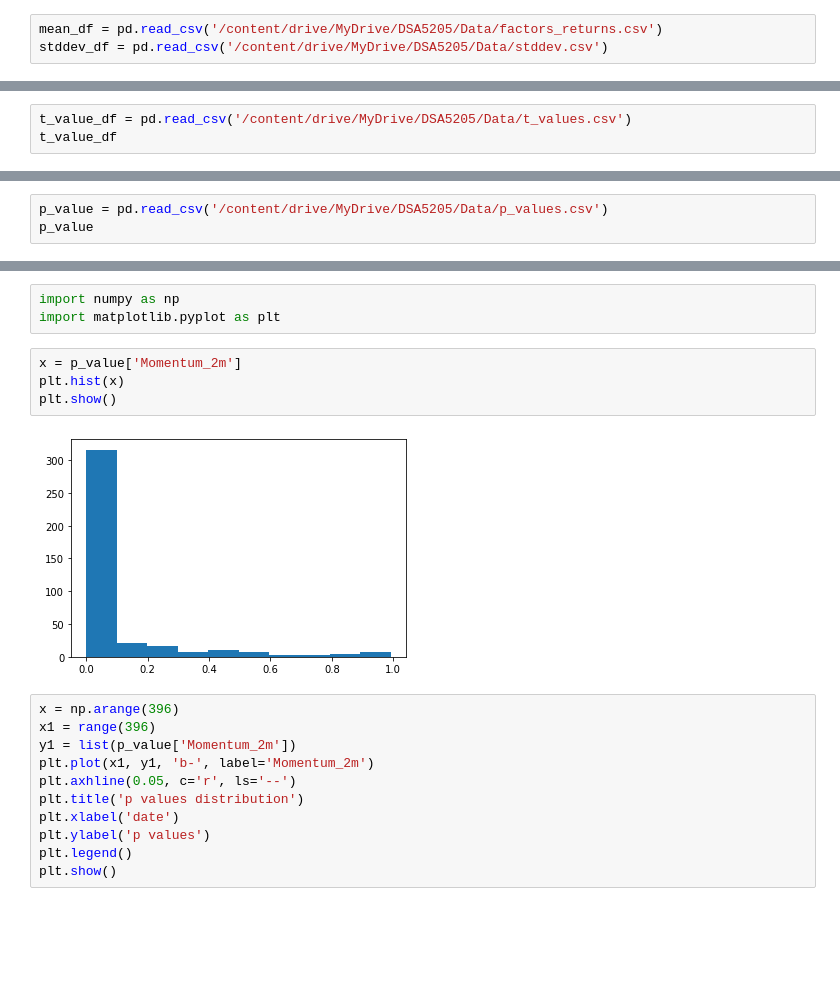
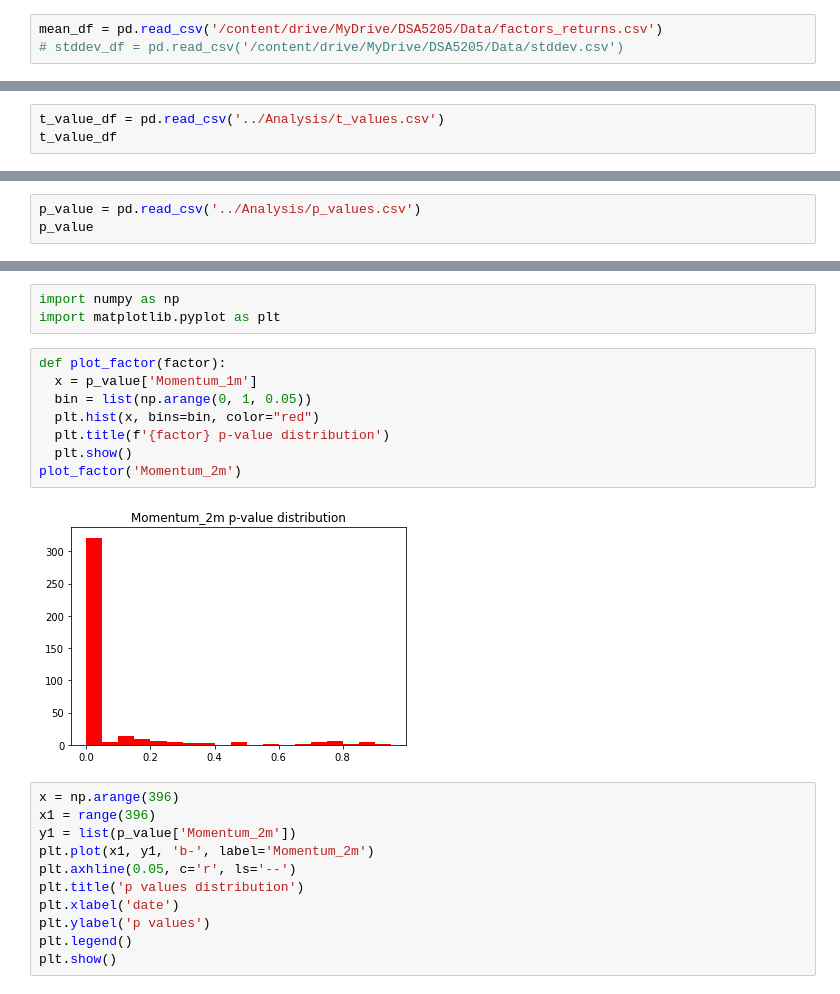
Before and after one commit to cathyw-3/DSA5205, a Jupyter notebook: model/t-test.ipynb, the cells around one changed output, grey strips where cells are left out. Cells and saved outputs as stored; diff of their text form; blank space fills up the shorter version.

```diff
--- a/model/t-test.ipynb
+++ b/model/t-test.ipynb
@@ -87,7 +83,7 @@ std_df.to_csv('/content/drive/MyDrive/DSA5205/Data/stddev.csv')
 # T-test
 # %%
 mean_df = pd.read_csv('/content/drive/MyDrive/DSA5205/Data/factors_returns.csv')
-stddev_df = pd.read_csv('/content/drive/MyDrive/DSA5205/Data/stddev.csv')
+# stddev_df = pd.read_csv('/content/drive/MyDrive/DSA5205/Data/stddev.csv')
 # %%
 raw_data = pd.read_csv('/content/drive/MyDrive/DSA5205/Data/Factors.csv')
 # %%
@@ -209,7 +205,7 @@ p value:  0.4614945298131619
 # %% [markdown]
 # T-test Analysis -> |t| > 2
 # %%
-t_value_df = pd.read_csv('/content/drive/MyDrive/DSA5205/Data/t_values.csv')
+t_value_df = pd.read_csv('../Analysis/t_values.csv')
 t_value_df
 # %% [output]
 |  | Date | Momentum_1m | Momentum_2m | Momentum_3m | Turnover_1m | Turnover_2m | Turnover_3m | Volatility_1m | ... |
@@ -295,7 +291,7 @@ greater_df.to_csv('/content/drive/MyDrive/DSA5205/Data/greater2.csv', index=Fals
 # %% [markdown]
 # T-test Analysis -> p value distribution
 # %%
-p_value = pd.read_csv('/content/drive/MyDrive/DSA5205/Data/p_values.csv')
+p_value = pd.read_csv('../Analysis/p_values.csv')
 p_value
 # %% [output]
 |  | Date | Momentum_1m | Momentum_2m | Momentum_3m | Turnover_1m | Turnover_2m | Turnover_3m | Volatility_1m | ... |
@@ -314,12 +310,16 @@ p_value
 # %%
 import numpy as np
 import matplotlib.pyplot as plt
-# %%
-x = p_value['Momentum_2m']
-plt.hist(x)
-plt.show()
-# %% [output]
-[figure, removed]
+# %%
+def plot_factor(factor):
+  x = p_value['Momentum_1m']
+  bin = list(np.arange(0, 1, 0.05))
+  plt.hist(x, bins=bin, color="red")
+  plt.title(f'{factor} p-value distribution')
+  plt.show()
+plot_factor('Momentum_2m')
+# %% [output]
+[figure, added]
 # %%
 x = np.arange(396)
 x1 = range(396)
```
Also changed, not shown: parts of 3 cells of this notebook, 2 other files.
